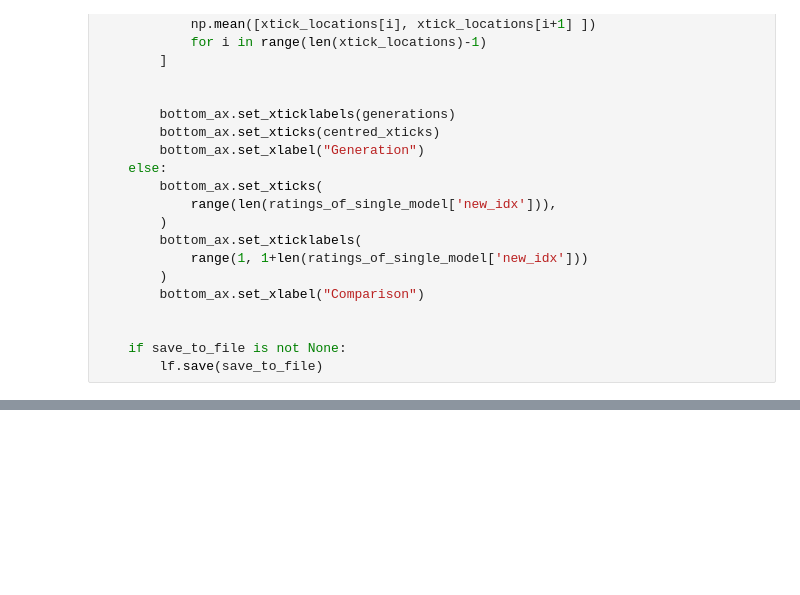
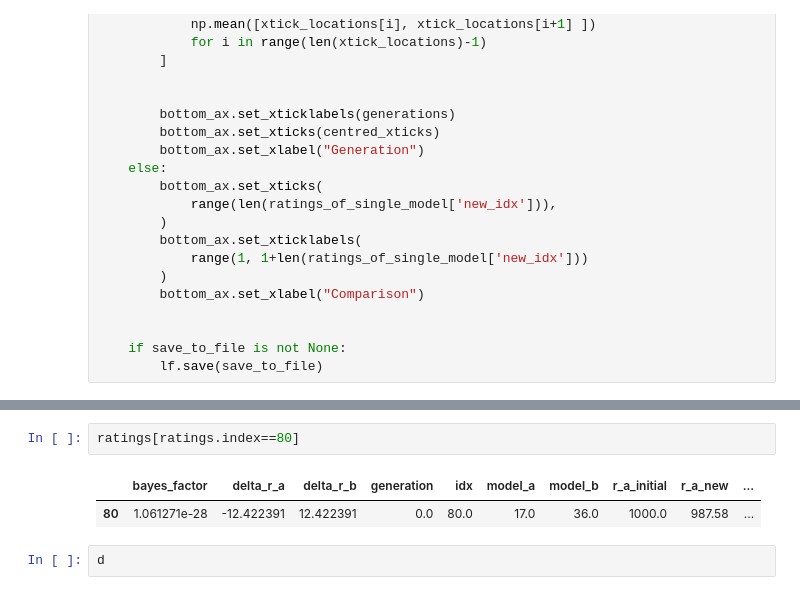
Before and after one commit to flynnbr11/schrodingers_catwalk, a Jupyter notebook: figure_development/gen_alg_model.ipynb, the cells around one changed output, grey strips where cells are left out. Drawn from its saved outputs; the diff is of its cells as text; blank space fills up the shorter version.

```diff
--- a/figure_development/gen_alg_model.ipynb
+++ b/figure_development/gen_alg_model.ipynb
@@ -299,0 +352,7 @@ To retain the current behavior and silence the warning, pass 'sort=True'.
+# %%
+ratings[ratings.index==80]
+# %% [output]
+|  | bayes_factor | delta_r_a | delta_r_b | generation | idx | model_a | model_b | r_a_initial | r_a_new | ... |
+| 80 | 1.061271e-28 | -12.422391 | 12.422391 | 0.0 | 80.0 | 17.0 | 36.0 | 1000.0 | 987.58 | ... |
+# %%
+d
```
Also changed, not shown: parts of 3 cells of this notebook, 4 other files.
